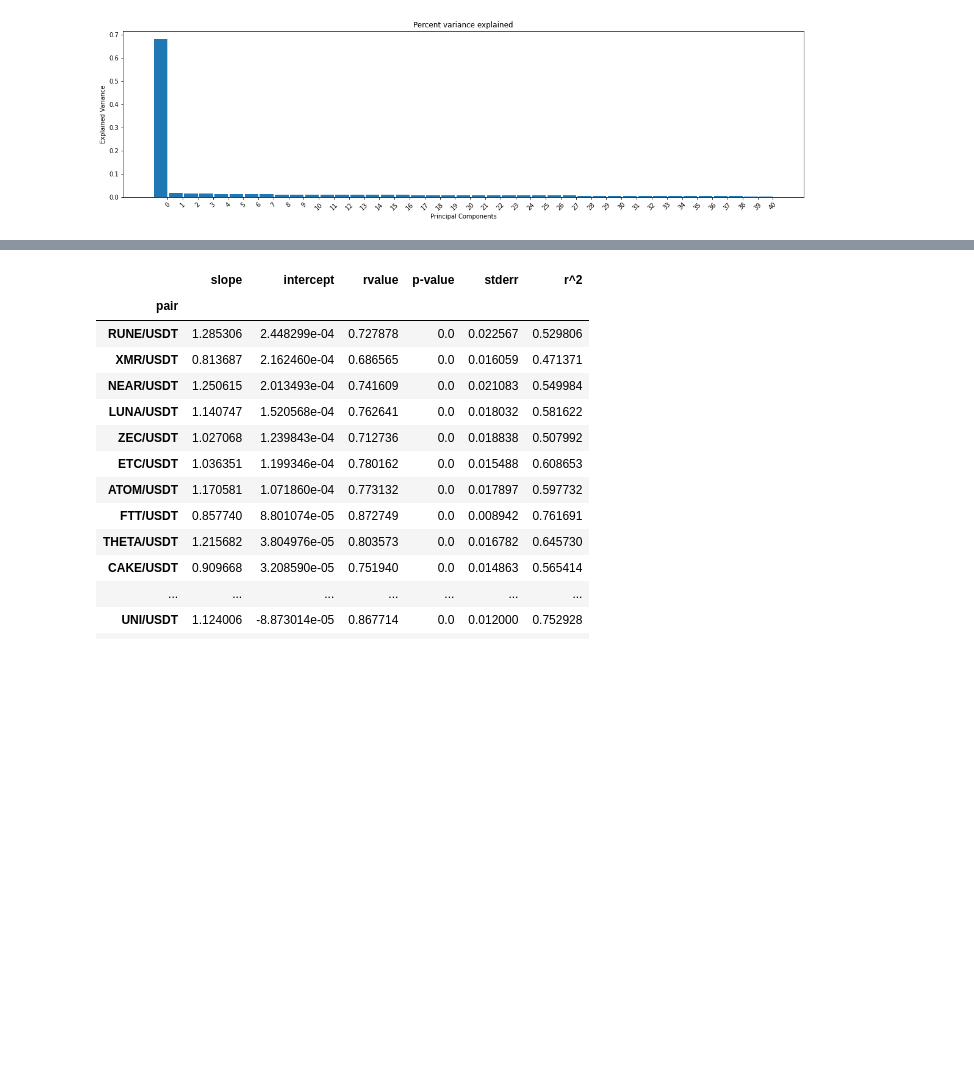
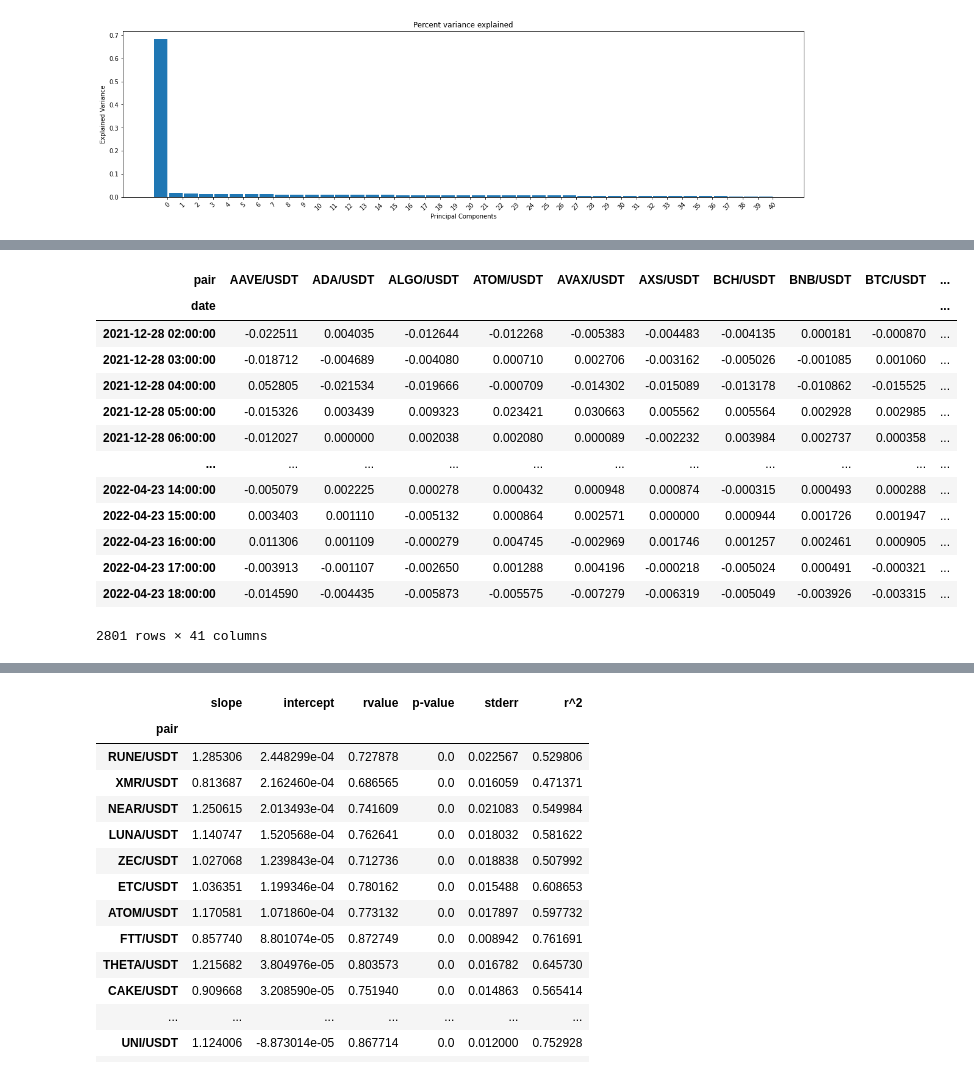
Before and after one commit to shahdpinky/helix_crypto, a Jupyter notebook: user_data/coinmarketcap.ipynb, the cells around one changed output, grey strips where cells are left out. Saved outputs shown, nothing was run; the diff lists cells and outputs as text; code cells hidden in the pictures; blank space fills up the shorter version.

```diff
--- a/user_data/coinmarketcap.ipynb
+++ b/user_data/coinmarketcap.ipynb
@@ -192,5 +206,22 @@ Length: 2881, dtype: float64
 # %%
 from scipy.stats import linregress
+# %%
+pca_return_panel_data
+# %% [output]
+| pair | AAVE/USDT | ADA/USDT | ALGO/USDT | ATOM/USDT | AVAX/USDT | AXS/USDT | BCH/USDT | BNB/USDT | BTC/USDT | ... |
+| date |  |  |  |  |  |  |  |  |  | ... |
+| 2021-12-28 02:00:00 | -0.022511 | 0.004035 | -0.012644 | -0.012268 | -0.005383 | -0.004483 | -0.004135 | 0.000181 | -0.000870 | ... |
+| 2021-12-28 03:00:00 | -0.018712 | -0.004689 | -0.004080 | 0.000710 | 0.002706 | -0.003162 | -0.005026 | -0.001085 | 0.001060 | ... |
+| 2021-12-28 04:00:00 | 0.052805 | -0.021534 | -0.019666 | -0.000709 | -0.014302 | -0.015089 | -0.013178 | -0.010862 | -0.015525 | ... |
+| 2021-12-28 05:00:00 | -0.015326 | 0.003439 | 0.009323 | 0.023421 | 0.030663 | 0.005562 | 0.005564 | 0.002928 | 0.002985 | ... |
+| 2021-12-28 06:00:00 | -0.012027 | 0.000000 | 0.002038 | 0.002080 | 0.000089 | -0.002232 | 0.003984 | 0.002737 | 0.000358 | ... |
+| ... | ... | ... | ... | ... | ... | ... | ... | ... | ... | ... |
+| 2022-04-23 14:00:00 | -0.005079 | 0.002225 | 0.000278 | 0.000432 | 0.000948 | 0.000874 | -0.000315 | 0.000493 | 0.000288 | ... |
+| 2022-04-23 15:00:00 | 0.003403 | 0.001110 | -0.005132 | 0.000864 | 0.002571 | 0.000000 | 0.000944 | 0.001726 | 0.001947 | ... |
+| 2022-04-23 16:00:00 | 0.011306 | 0.001109 | -0.000279 | 0.004745 | -0.002969 | 0.001746 | 0.001257 | 0.002461 | 0.000905 | ... |
+| 2022-04-23 17:00:00 | -0.003913 | -0.001107 | -0.002650 | 0.001288 | 0.004196 | -0.000218 | -0.005024 | 0.000491 | -0.000321 | ... |
+| 2022-04-23 18:00:00 | -0.014590 | -0.004435 | -0.005873 | -0.005575 | -0.007279 | -0.006319 | -0.005049 | -0.003926 | -0.003315 | ... |
+2801 rows × 41 columns
 # %%
 regression_market = pca_return_panel_data.apply(lambda x: linregress(eigen_portfolio_returns, x), result_type='expand').rename(index={0: 'slope', 1:
                                                                                   'intercept', 2: 'rvalue', 3:
```
Also changed, not shown: parts of 10 cells of this notebook.
